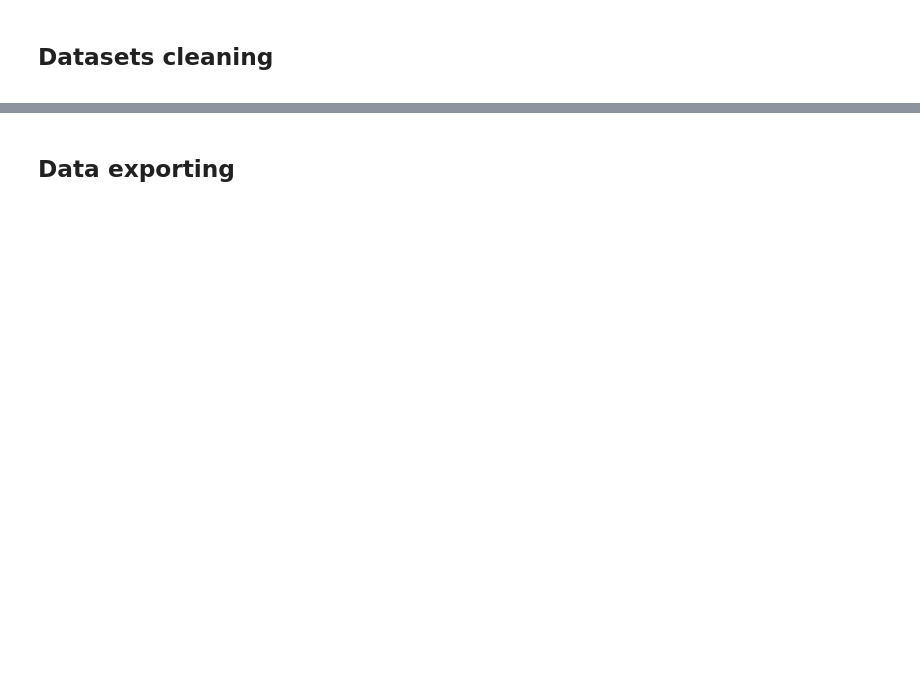
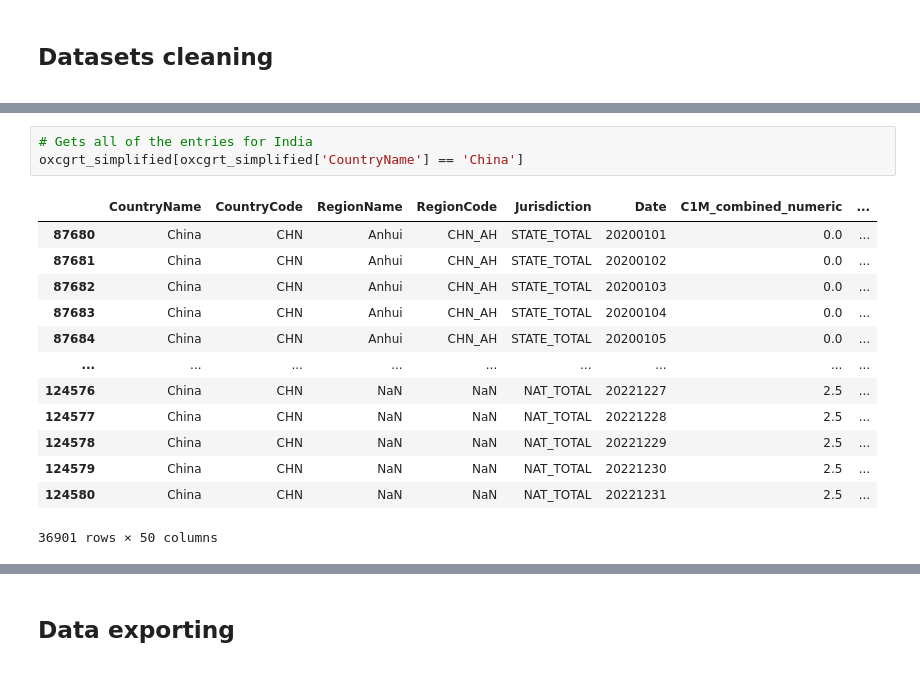
Before and after one commit to LawrenceKay/worldwide_covid_policy, a Jupyter notebook: notebooks/WCP_oxcgrt_cleaning.ipynb, the cells around one changed output, grey strips where cells are left out. Saved outputs shown, nothing was run; the diff lists cells and outputs as text; blank space fills up the shorter version.

```diff
--- a/notebooks/WCP_oxcgrt_cleaning.ipynb
+++ b/notebooks/WCP_oxcgrt_cleaning.ipynb
@@ -3672,0 +601,17 @@ And that leaves us with a final step: exporting of the clean datasets.
+# %%
+# Gets all of the entries for India
+oxcgrt_simplified[oxcgrt_simplified['CountryName'] == 'China']
+# %% [output]
+|  | CountryName | CountryCode | RegionName | RegionCode | Jurisdiction | Date | C1M_combined_numeric | ... |
+| 87680 | China | CHN | Anhui | CHN_AH | STATE_TOTAL | 20200101 | 0.0 | ... |
+| 87681 | China | CHN | Anhui | CHN_AH | STATE_TOTAL | 20200102 | 0.0 | ... |
+| 87682 | China | CHN | Anhui | CHN_AH | STATE_TOTAL | 20200103 | 0.0 | ... |
+| 87683 | China | CHN | Anhui | CHN_AH | STATE_TOTAL | 20200104 | 0.0 | ... |
+| 87684 | China | CHN | Anhui | CHN_AH | STATE_TOTAL | 20200105 | 0.0 | ... |
+| ... | ... | ... | ... | ... | ... | ... | ... | ... |
+| 124576 | China | CHN | NaN | NaN | NAT_TOTAL | 20221227 | 2.5 | ... |
+| 124577 | China | CHN | NaN | NaN | NAT_TOTAL | 20221228 | 2.5 | ... |
+| 124578 | China | CHN | NaN | NaN | NAT_TOTAL | 20221229 | 2.5 | ... |
+| 124579 | China | CHN | NaN | NaN | NAT_TOTAL | 20221230 | 2.5 | ... |
+| 124580 | China | CHN | NaN | NaN | NAT_TOTAL | 20221231 | 2.5 | ... |
+36901 rows × 50 columns
```
Also changed, not shown: parts of 362 cells of this notebook, 1 other file.
